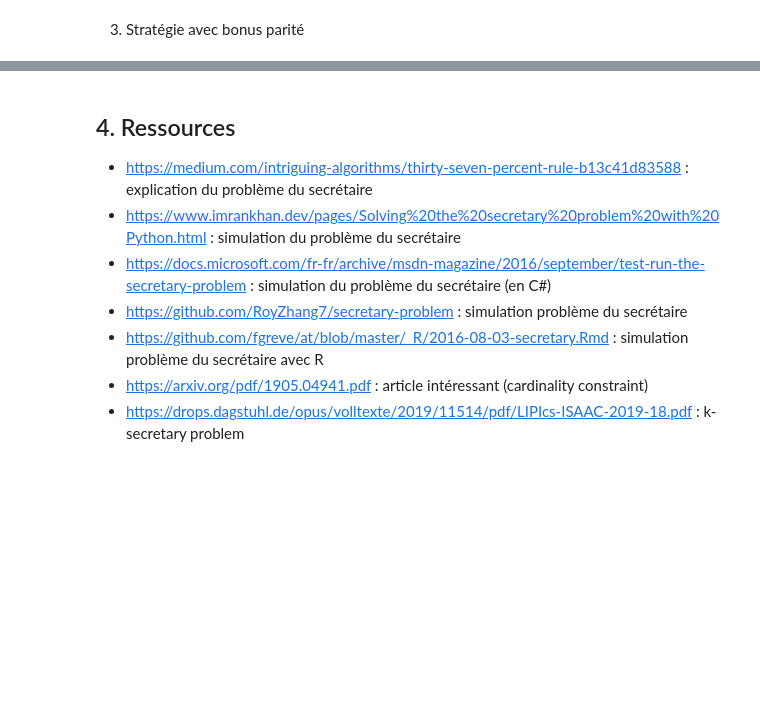
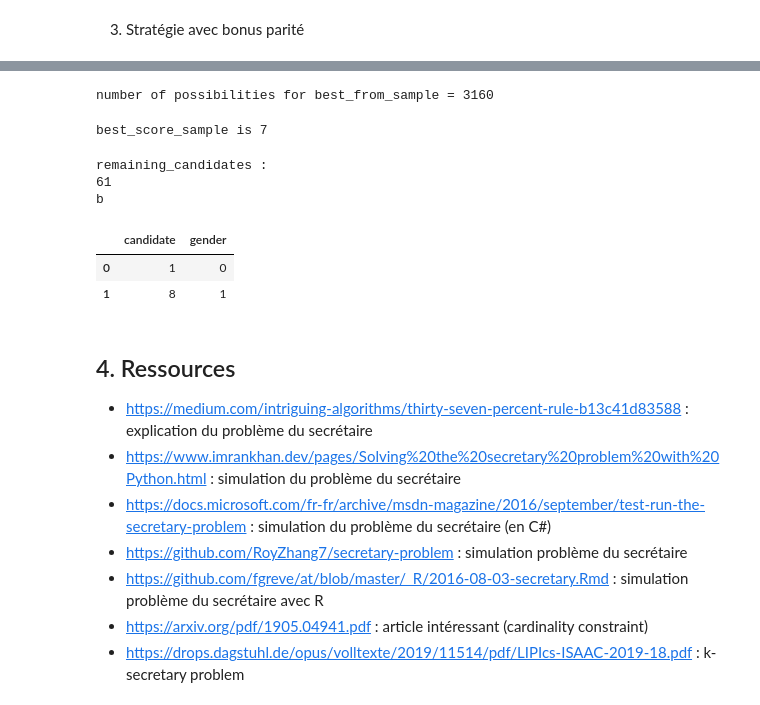
Before and after one commit to victor-kerros/secretary_problem_with_constraints, a Jupyter notebook: secretary_problem_simulation.ipynb, the cells around one changed output, grey strips where cells are left out. Drawn from its saved outputs; the diff is of its cells as text; code cells hidden in the pictures; blank space fills up the shorter version.

Commit message:
check virtual_choose_k_candidates_gender

```diff
--- a/secretary_problem_simulation.ipynb
+++ b/secretary_problem_simulation.ipynb
@@ -411,12 +411,13 @@ def virtual_choose_k_candidates_gender(candidates, prop, k, bonus):
     sample_size = int(round(len(candidates) * prop))
     sample = candidates.iloc[list(range(sample_size))]
     best_from_sample = find_best_from_sample(sample, k, bonus) # DataFrame
-    print("best_from_sample :")
-    display(best_from_sample)
+    #print("best_from_sample :")
+    #display(best_from_sample)
 
     # select best candidates
     other_candidates = candidates.iloc[list(range(sample_size, len(candidates)))].reset_index(drop = True)
-    display(other_candidates[:10])
+    #print("10 premiers candidats hors échantillon")
+    #display(other_candidates[:10])
     chosen_candidates = pd.DataFrame(columns = ["candidate", "gender"])
     remaining_candidates = len(other_candidates)
 
@@ -428,50 +429,71 @@ def virtual_choose_k_candidates_gender(candidates, prop, k, bonus):
             if remaining_candidates > k - len(chosen_candidates):
                 # si le candidat est meilleur que le pire des candidats sélectionnés dans l'échantillon
                 # alors on le sélectionne, sinon on continue à chercher
+                remaining_candidates -= 1
                 if other_candidates["candidate"][index] < list(best_from_sample["candidate"])[-1]:
                     chosen_candidates = chosen_candidates.append(other_candidates.iloc[index], ignore_index = True)
-                    print("index")
-                    display(index)
-                    remaining_candidates -= 1
-                    print("first chosen candidate")
-                    display(chosen_candidates)
+                    #print("first chosen candidate")
+                    #display(chosen_candidates)
                     # stratégie virtual
                     best_from_sample.loc[len(best_from_sample) - 1] = chosen_candidates.loc[len(chosen_candidates) - 1]
                     best_from_sample = best_from_sample.sort_values(by = "candidate").reset_index(drop = True)
+                    #print("modified best_from_sample")
+                    #display(best_from_sample)
             # s'il n'y a plus assez de candidats à observer : on sélectionne tous les derniers
             else:
+                print("remaining_candidates :")
+                print(remaining_candidates)
+                print("a")
                 return chosen_candidates.append(other_candidates.iloc[range(len(other_candidates) - k, len(other_candidates))], ignore_index = True)
 
         # le premier candidat a été choisi : on sélectionne les suivants
         else:
             if remaining_candidates > k - len(chosen_candidates):
                 if len(chosen_candidates) == k:
+                    print("remaining_candidates :")
+                    print(remaining_candidates)
+                    print("b")
                     return chosen_candidates
                 else:
                     remaining_candidates -= 1
-                    # on parcourt l'échantillon
+                    # on applique la stratégie virtual avec la fonction objectif
                     saved_index = -1
                     for index_sample in range(len(best_from_sample)):
                         aux = best_from_sample.copy()
                         aux.loc[index_sample] = other_candidates.loc[index]
                         if objective_function(aux, bonus) < objective_function(best_from_sample, bonus):
                             saved_index = index_sample
-                    print(saved_index)
                     if saved_index >= 0:
                         chosen_candidates = chosen_candidates.append(other_candidates.iloc[index], ignore_index = True)
                         best_from_sample.loc[saved_index] = other_candidates.loc[index]
                         best_from_sample = best_from_sample.sort_values(by = "candidate").reset_index(drop = True)
+                        #print("modified best_from_sample")
+                        #display(best_from_sample)
 
             else:
-                return chosen_candidates.append(other_candidates.iloc[range(len(other_candidates) - k, len(other_candidates))], ignore_index = True)
-
+                print("remaining_candidates :")
+                print(remaining_candidates)
+                print("c")
+                return chosen_candidates.append(other_candidates.iloc[range(len(other_candidates) - len(chosen_candidates), len(other_candidates))], ignore_index = True)
+    print("remaining_candidates :")
+    print(remaining_candidates)
+    print("d")
     return chosen_candidates
 # %%
-candidates = generate_candidates_gender(100, prop_women)
+candidates = generate_candidates_gender(200, prop_women)
 prop = 0.4
 k = 2
 bonus = 10
 virtual_choose_k_candidates_gender(candidates, prop, k, bonus)
+# %% [output]
+number of possibilities for best_from_sample = 3160
+best_score_sample is 7
+remaining_candidates :
+61
+b
+|  | candidate | gender |
+| 0 | 1 | 0 |
+| 1 | 8 | 1 |
 # %%
 # Virtual strategy with genders
 
```
Also changed, not shown: parts of 6 cells of this notebook.
